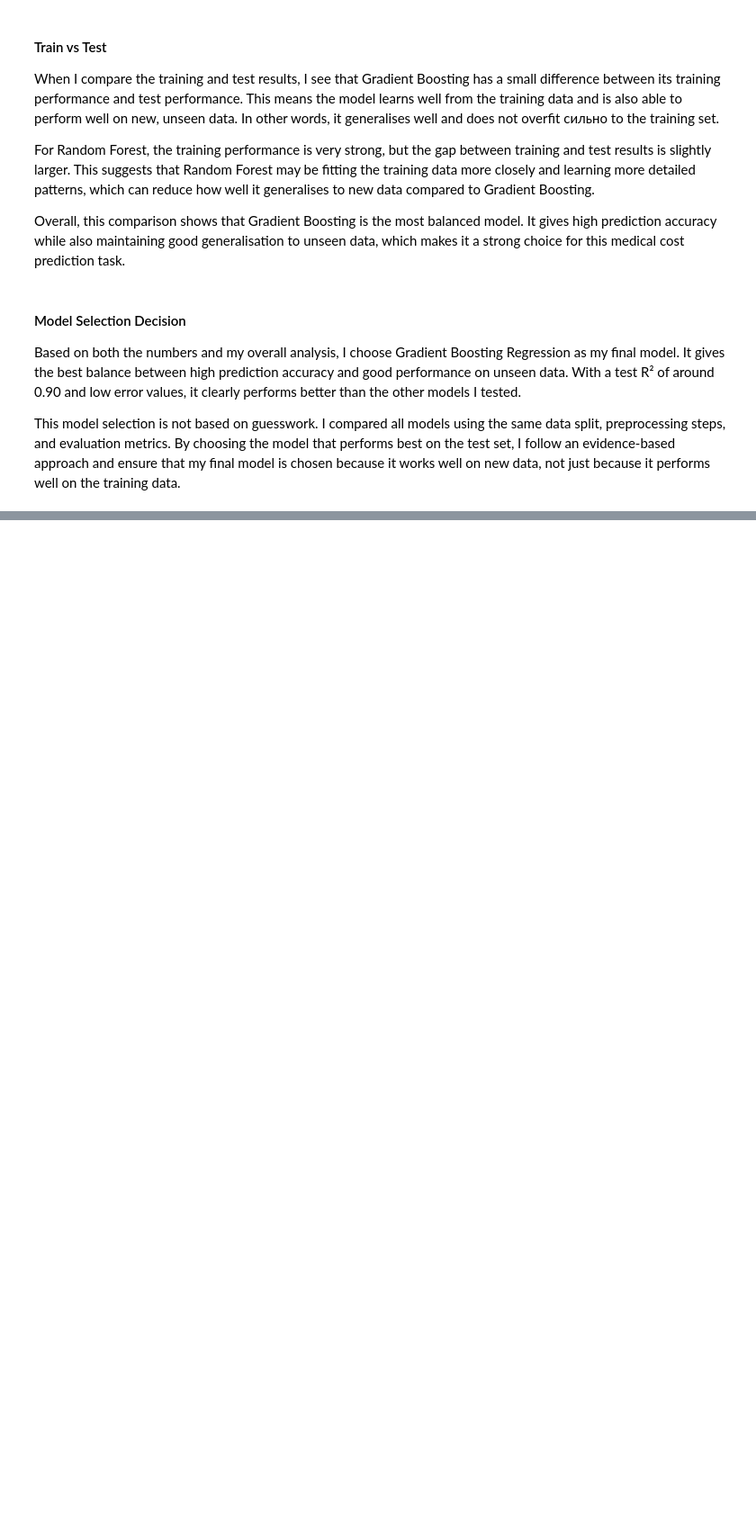
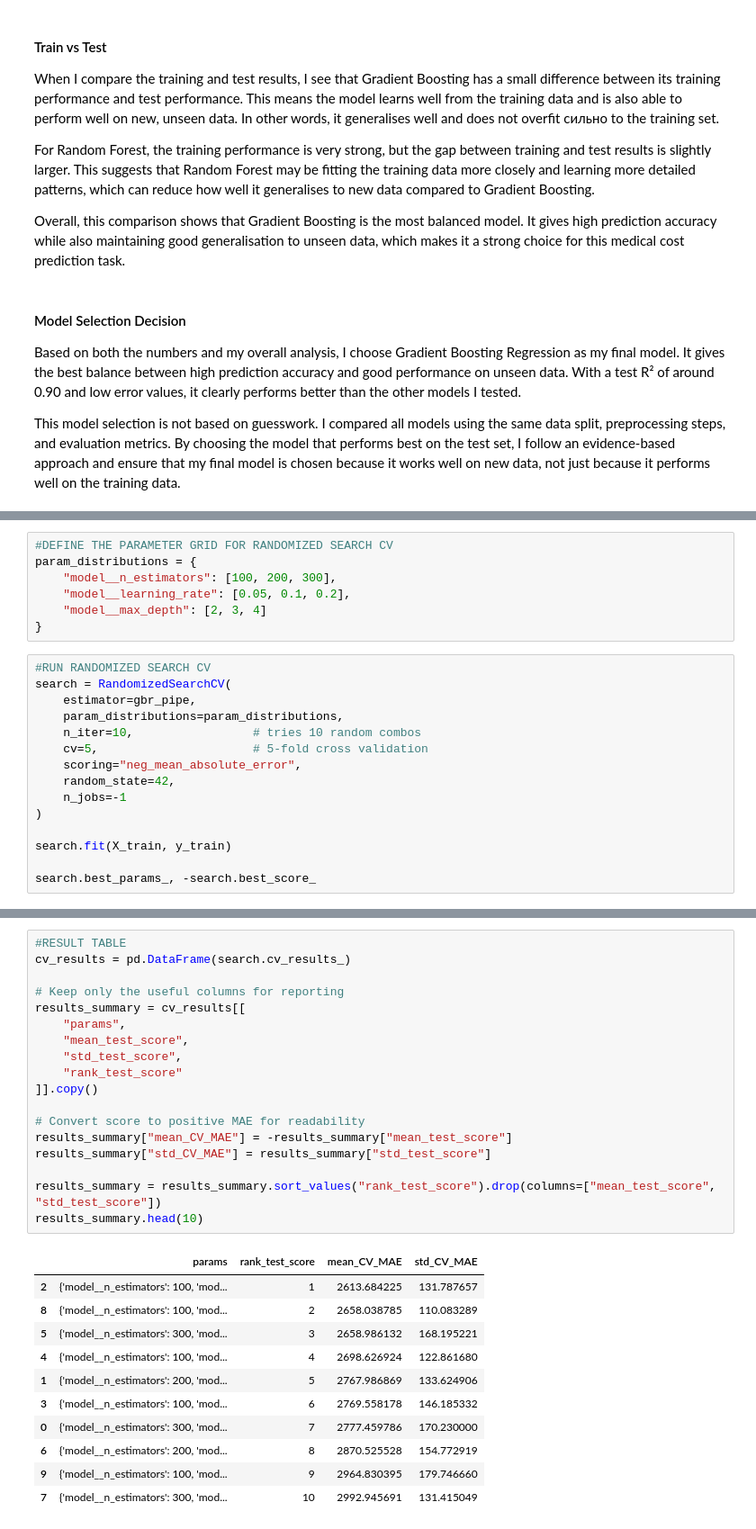
Before and after one commit to shazz-a/mldp-medical-charges, a Jupyter notebook: mldp_submission.ipynb, the cells around one changed output, grey strips where cells are left out. Shown at 90% size. Drawn from its saved outputs; the diff is of its cells as text; blank space fills up the shorter version.

```diff
--- a/mldp_submission.ipynb
+++ b/mldp_submission.ipynb
@@ -508,0 +526,22 @@ This model selection is not based on guesswork. I compared all models using the
+# %%
+#DEFINE THE PARAMETER GRID FOR RANDOMIZED SEARCH CV
+param_distributions = {
+    "model__n_estimators": [100, 200, 300],
+    "model__learning_rate": [0.05, 0.1, 0.2],
+    "model__max_depth": [2, 3, 4]
+}
+# %%
+#RUN RANDOMIZED SEARCH CV
+search = RandomizedSearchCV(
+    estimator=gbr_pipe,
+    param_distributions=param_distributions,
+    n_iter=10,                 # tries 10 random combos
+    cv=5,                      # 5-fold cross validation
+    scoring="neg_mean_absolute_error",
+    random_state=42,
+    n_jobs=-1
+)
+
+search.fit(X_train, y_train)
+
+search.best_params_, -search.best_score_
@@ -508,0 +604,30 @@ This model selection is not based on guesswork. I compared all models using the
+# %%
+#RESULT TABLE
+cv_results = pd.DataFrame(search.cv_results_)
+
+# Keep only the useful columns for reporting
+results_summary = cv_results[[
+    "params",
+    "mean_test_score",
+    "std_test_score",
+    "rank_test_score"
+]].copy()
+
+# Convert score to positive MAE for readability
+results_summary["mean_CV_MAE"] = -results_summary["mean_test_score"]
+results_summary["std_CV_MAE"] = results_summary["std_test_score"]
+
+results_summary = results_summary.sort_values("rank_test_score").drop(columns=["mean_test_score", "std_test_score"])
+results_summary.head(10)
+# %% [output]
+|  | params | rank_test_score | mean_CV_MAE | std_CV_MAE |
+| 2 | {'model__n_estimators': 100, 'mod... | 1 | 2613.684225 | 131.787657 |
+| 8 | {'model__n_estimators': 100, 'mod... | 2 | 2658.038785 | 110.083289 |
+| 5 | {'model__n_estimators': 300, 'mod... | 3 | 2658.986132 | 168.195221 |
+| 4 | {'model__n_estimators': 100, 'mod... | 4 | 2698.626924 | 122.861680 |
+| 1 | {'model__n_estimators': 200, 'mod... | 5 | 2767.986869 | 133.624906 |
+| 3 | {'model__n_estimators': 100, 'mod... | 6 | 2769.558178 | 146.185332 |
+| 0 | {'model__n_estimators': 300, 'mod... | 7 | 2777.459786 | 170.230000 |
+| 6 | {'model__n_estimators': 200, 'mod... | 8 | 2870.525528 | 154.772919 |
+| 9 | {'model__n_estimators': 100, 'mod... | 9 | 2964.830395 | 179.746660 |
+| 7 | {'model__n_estimators': 300, 'mod... | 10 | 2992.945691 | 131.415049 |
```
Also changed, not shown: parts of 7 cells of this notebook.
